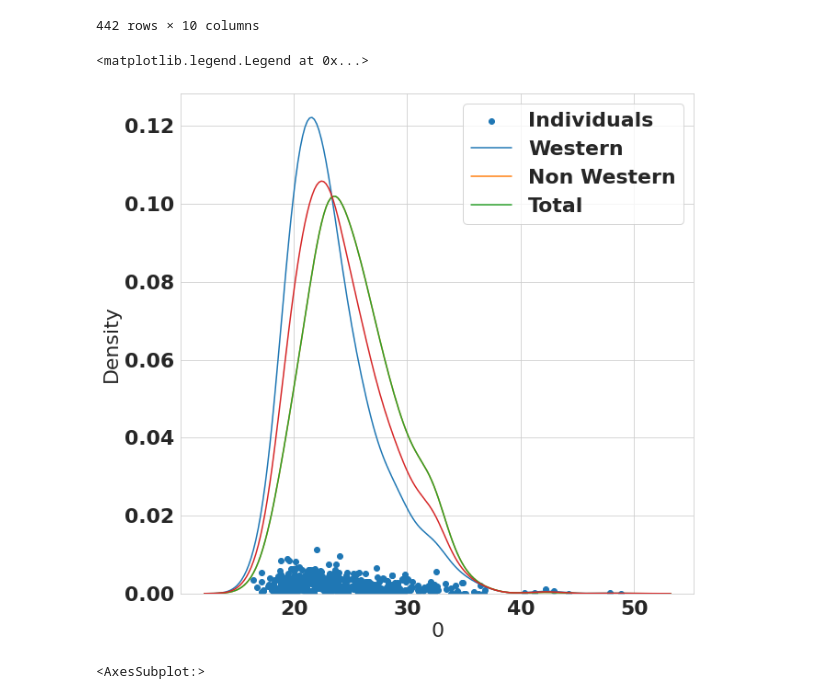
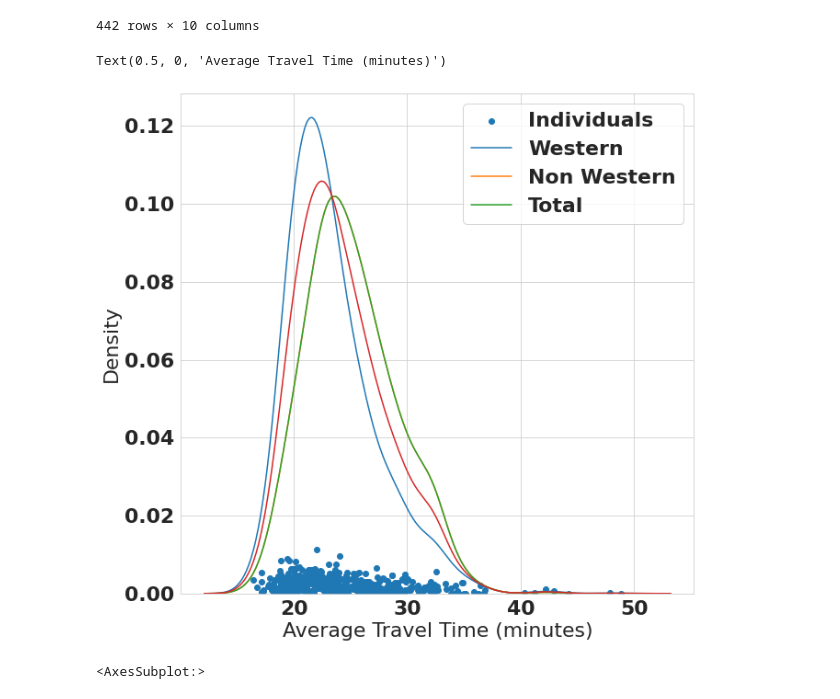
Before and after one commit to EquiCity/thesis, a Jupyter notebook: eda/notebooks/ams_transit_network_accessibility_analysis.ipynb, the cells around one changed output. Drawn from its saved outputs; the diff is of its cells as text; code cells hidden in the pictures.

```diff
--- a/eda/notebooks/ams_transit_network_accessibility_analysis.ipynb
+++ b/eda/notebooks/ams_transit_network_accessibility_analysis.ipynb
@@ -359,14 +359,15 @@ buurt_avg_tt
 # %%
 fig, ax = plt.subplots(1, 1, figsize=(10,10))
 ax.scatter(buurt_avg_tt[0], buurt_avg_tt['p_of_total_w'])
 sns.kdeplot(buurt_avg_tt[0], ax=ax, weights=buurt_avg_tt['p_of_total_w'])
 sns.kdeplot(buurt_avg_tt[0], ax=ax, weights=buurt_avg_tt['p_of_total_nw'])
 sns.kdeplot(buurt_avg_tt[0], ax=ax, weights=buurt_avg_tt['p_of_total_nw'])
 sns.kdeplot(buurt_avg_tt[0], ax=ax, weights=buurt_avg_tt['p_of_total_nw']+buurt_avg_tt['p_of_total_w'])
 ax.legend(labels=['Individuals', 'Western','Non Western','Total'])
+ax.set_xlabel('Average Travel Time (minutes)')
 # %% [output]
-<matplotlib.legend.Legend at 0x...>
+Text(0.5, 0, 'Average Travel Time (minutes)')
-[figure, old version]
+[figure, new version]
 # %%
 base_2019_modes_mat = modes_mx
 df = pd.DataFrame(data=base_2019_modes_mat, index=ams_nb.BU_CODE)
```
Also changed, not shown: parts of 4 cells of this notebook, 18 other files.
